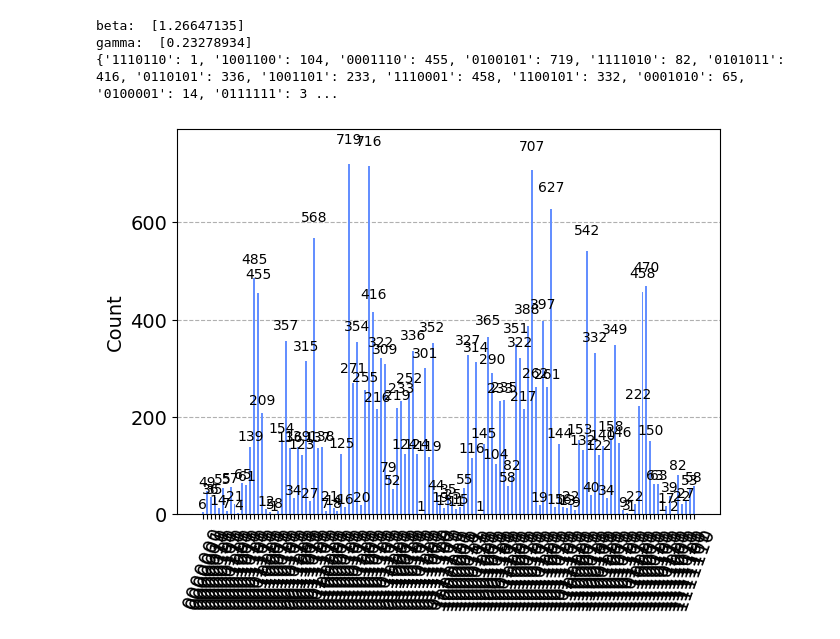
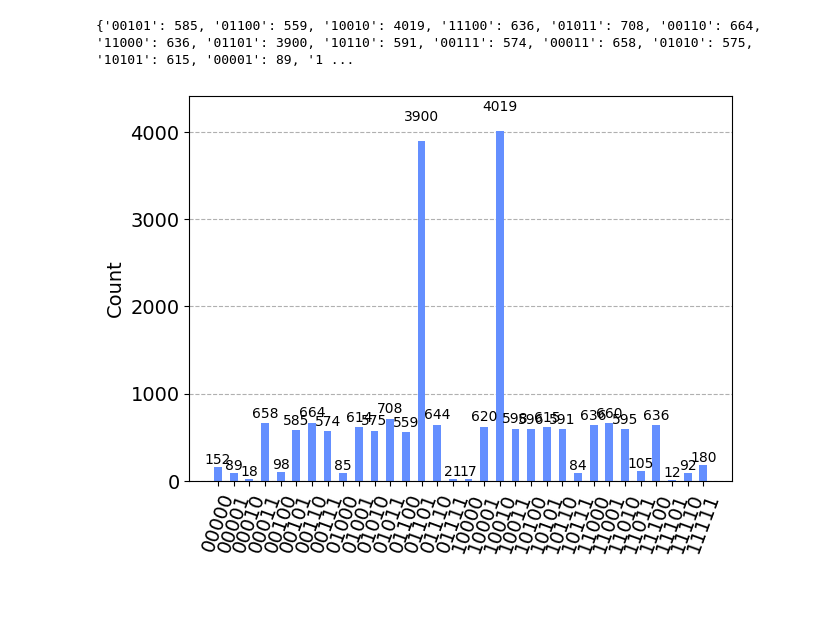
Before and after one commit to Lilith207/PythonForQuantum, a Jupyter notebook: Advanced/Assignment 4/qaoa_optimal.ipynb, the cells around one changed output. Cells and saved outputs as stored; diff of their text form; code cells hidden in the pictures; blank space fills up the shorter version.

Commit message:
new file:   Advanced/Assignment 4.zip 	modified:   Advanced/Assignment 4/Data.xlsx 	modified:   Advanced/Assignment 4/qaoa_optimal.ipynb

```diff
--- a/Advanced/Assignment 4/qaoa_optimal.ipynb
+++ b/Advanced/Assignment 4/qaoa_optimal.ipynb
@@ -18,7 +18,9 @@ from qiskit.visualization import plot_histogram, plot_bloch_multivector
 import networkx as nx
 shotnum = 20000
 G = nx.Graph()
-G.add_nodes_from([0, 1, 2, 3, 4, 5, 6])
-G.add_edges_from([(0, 3), (0,1), (0,4), (1,4), (1,2), (4,2), (4,3), (4,5), (3,2),(3,6),(3,5),(2,5),(2,6),(6,5)])
+G.add_nodes_from([0, 1, 2, 3, 4])
+G.add_edges_from([(0, 1), (0, 4), (2, 1), (2,4), (3, 1), (3,4)])
+#G.add_nodes_from([0, 1, 2, 3, 4, 5, 6])
+#G.add_edges_from([(0, 3), (0,1), (0,4), (1,4), (1,2), (4,2), (4,3), (4,5), (3,2),(3,6),(3,5),(2,5),(2,6),(6,5)])
 nx.draw(G, with_labels=True, alpha=0.8, node_size=500)
 # %% [output]
@@ -154,11 +190,5 @@ def get_expectation(G, shots=shotnum):
 # %%
-from scipy.optimize import minimize
-
-
-expectation = get_expectation(G)
-print(expectation)
-res = minimize(expectation, [1.0, 1.0], method='Powell')
-res
+theta = minimize(100, 1, 100, 1.5)
 
 Tim = range(len(Bet))
 plt.plot(Tim, Bet)
@@ -189,14 +219,12 @@ returned:  -8.4838
 # %%
 from qiskit.visualization import plot_histogram
 
 
-qc_res = create_qaoa_circ(G, res.x)
+qc_res = create_qaoa_circ(G, theta)
 
 counts = AerSimulator().run(qc_res, seed_simulator=10, shots=shotnum).result().get_counts()
 print(counts)
 plot_histogram(counts)
 # %% [output]
-beta:  [1.26647135]
-gamma:  [0.23278934]
-{'1110110': 1, '1001100': 104, '0001110': 455, '0100101': 719, '1111010': 82, '0101011': 416, '0110101': 336, '1001101': 233, '1110001': 458, '1100101': 332, '0001010': 65, '0100001': 14, '0111111': 3 ...
+{'00101': 585, '01100': 559, '10010': 4019, '11100': 636, '01011': 708, '00110': 664, '11000': 636, '01101': 3900, '10110': 591, '00111': 574, '00011': 658, '01010': 575, '10101': 615, '00001': 89, '1 ...
-[figure, old version]
+[figure, new version]
```
Also changed, not shown: parts of 7 cells of this notebook, 2 other files.
